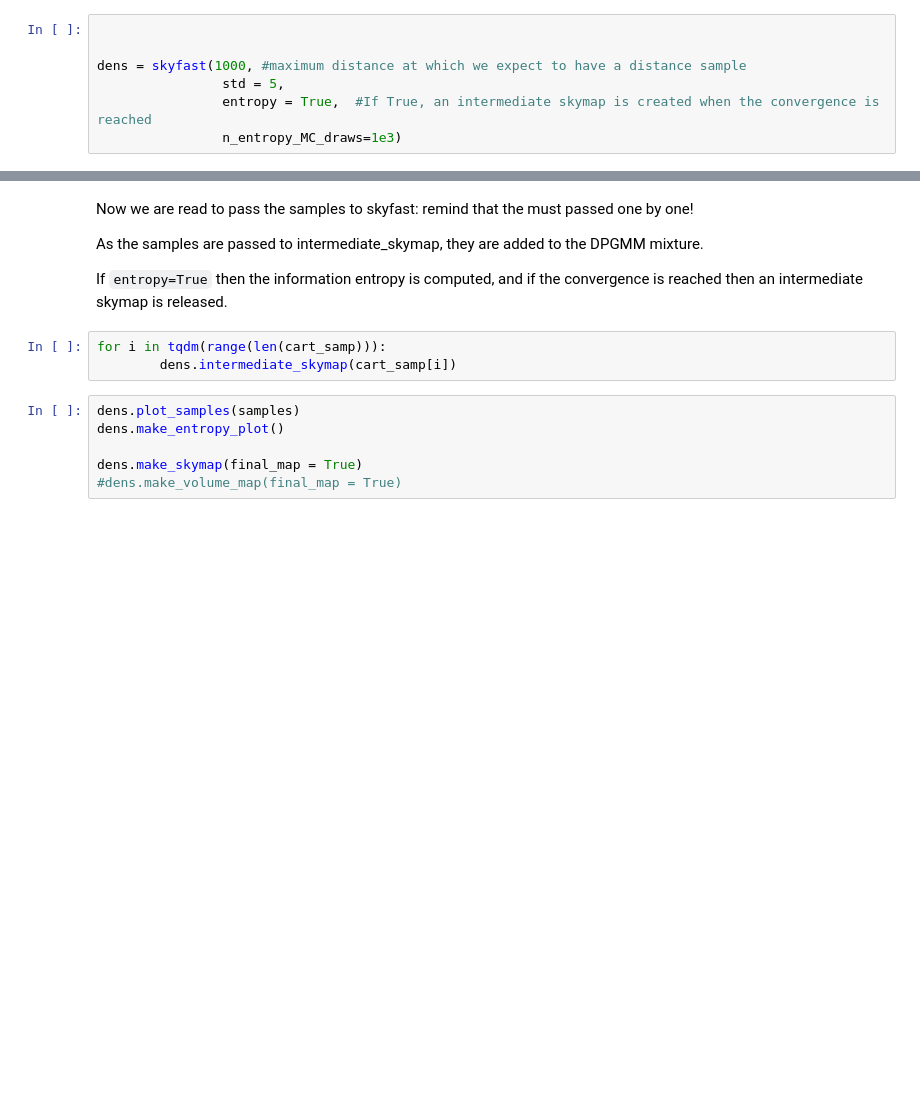
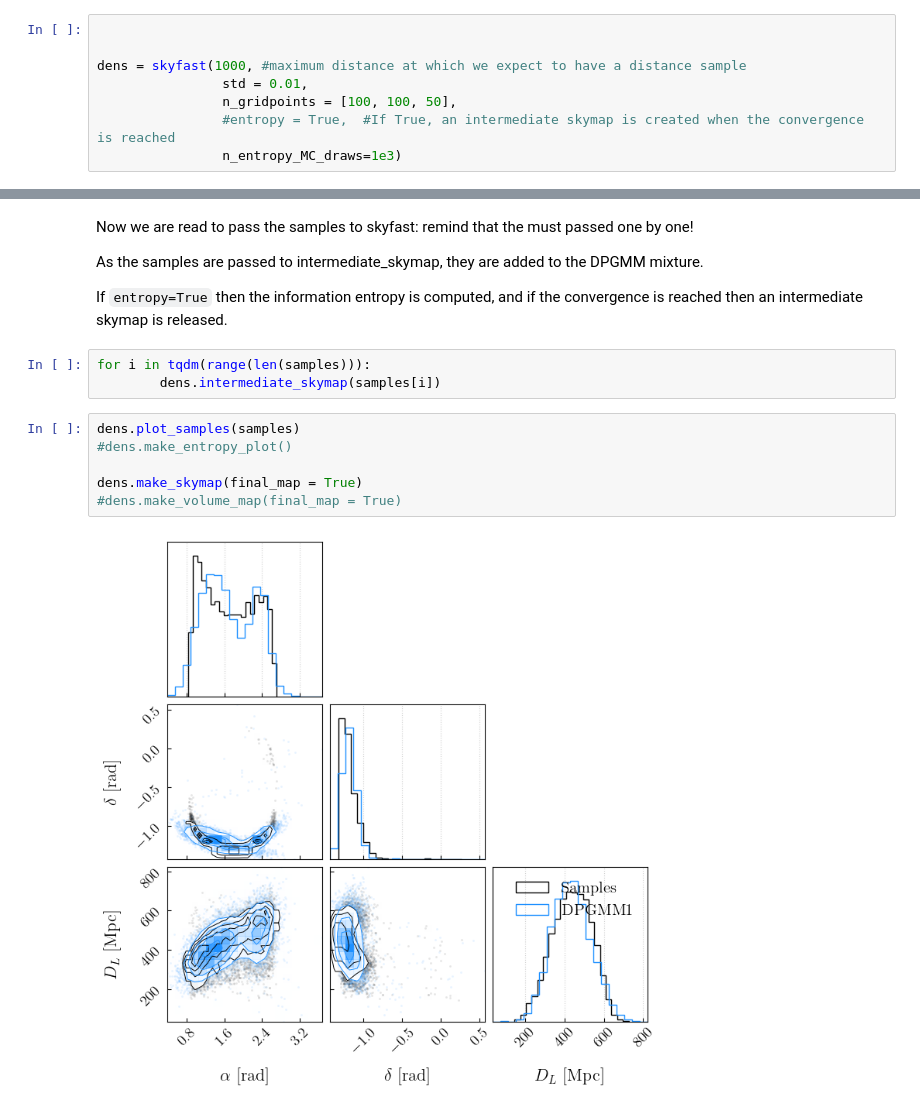
Before and after one commit to gabrieledemasi/skyfast, a Jupyter notebook: Tutorial/skyfast_tutorial_GW150914.ipynb, the cells around one changed output, grey strips where cells are left out. Drawn from its saved outputs; the diff is of its cells as text; blank space fills up the shorter version.

```diff
--- a/Tutorial/skyfast_tutorial_GW150914.ipynb
+++ b/Tutorial/skyfast_tutorial_GW150914.ipynb
@@ -44,8 +59,9 @@ And finally we initialize a skyfast class:
 
 
 dens = skyfast(1000, #maximum distance at which we expect to have a distance sample
-                std = 5,
-                entropy = True,  #If True, an intermediate skymap is created when the convergence is reached
+                std = 0.01,
+                n_gridpoints = [100, 100, 50],
+                #entropy = True,  #If True, an intermediate skymap is created when the convergence is reached
                 n_entropy_MC_draws=1e3)
 # %% [markdown]
 To reconstruct the 3D probability volume, we use the `intermediate_skymap` method, which takes the MCMC samples one by one. The sample returned by a MCMC are in general in celestial coordinate, but at the moment skyfast accept only cartesian coordinates, so we must convert the samples before using:
@@ -62,11 +74,13 @@ As the samples are passed to intermediate_skymap, they are added to the DPGMM mi
 
 If `entropy=True` then the information entropy is computed, and if the convergence is reached then an intermediate skymap is released.
 # %%
-for i in tqdm(range(len(cart_samp))):
-        dens.intermediate_skymap(cart_samp[i])
+for i in tqdm(range(len(samples))):
+        dens.intermediate_skymap(samples[i])
 # %%
 dens.plot_samples(samples)
-dens.make_entropy_plot()
+#dens.make_entropy_plot()
 
 dens.make_skymap(final_map = True)
 #dens.make_volume_map(final_map = True)
+# %% [output]
+[figure, added]
```
Also changed, not shown: parts of 3 cells of this notebook, 4 other files.
